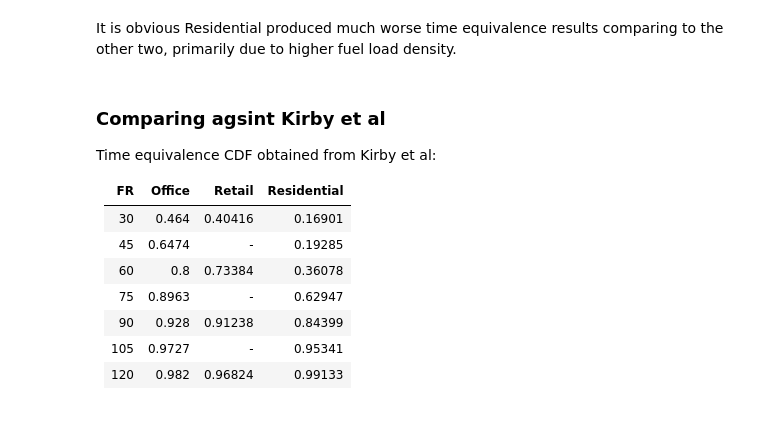
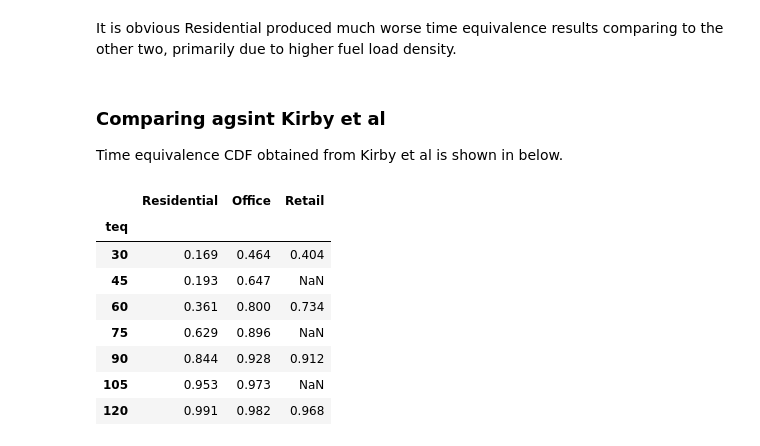
Before and after one commit to fuyans/sfeprapy-doc, a Jupyter notebook: source/user_guide/asfe21_01.ipynb, the cells around one changed output. Drawn from its saved outputs; the diff is of its cells as text; code cells hidden in the pictures.

```diff
--- a/source/user_guide/asfe21_01.ipynb
+++ b/source/user_guide/asfe21_01.ipynb
@@ -284,18 +284,8 @@ savefig(fig, 'teq_1.png')
 [figure]
 # %% [markdown]
 It is obvious Residential produced much worse time equivalence results comparing to the other two, primarily due to higher fuel load density.
-# %% [markdown]
-### Comparing agsint Kirby et al
-
-Time equivalence CDF obtained from Kirby et al:
-
-| FR  | Office | Retail  | Residential |
-|-----|--------|---------|-------------|
-| 30  | 0.464  | 0.40416 | 0.16901     |
-| 45  | 0.6474 | -       | 0.19285     |
-| 60  | 0.8    | 0.73384 | 0.36078     |
-| 75  | 0.8963 | -       | 0.62947     |
-| 90  | 0.928  | 0.91238 | 0.84399     |
-| 105 | 0.9727 | -       | 0.95341     |
-| 120 | 0.982  | 0.96824 | 0.99133     |
+# %% [markdown]
+### Comparing agsint Kirby et al
+
+Time equivalence CDF obtained from Kirby et al is shown in below.
 # %%
@@ -306,0 +298,12 @@ teq_cdf_kirby = [  # order matters!
+# %%
+print_df(kirby)
+# %% [output]
+|  | Residential | Office | Retail |
+| teq |  |  |  |
+| 30 | 0.169 | 0.464 | 0.404 |
+| 45 | 0.193 | 0.647 | NaN |
+| 60 | 0.361 | 0.800 | 0.734 |
+| 75 | 0.629 | 0.896 | NaN |
+| 90 | 0.844 | 0.928 | 0.912 |
+| 105 | 0.953 | 0.973 | NaN |
+| 120 | 0.991 | 0.982 | 0.968 |
```
Also changed, not shown: parts of 5 cells of this notebook, 2 other files.
